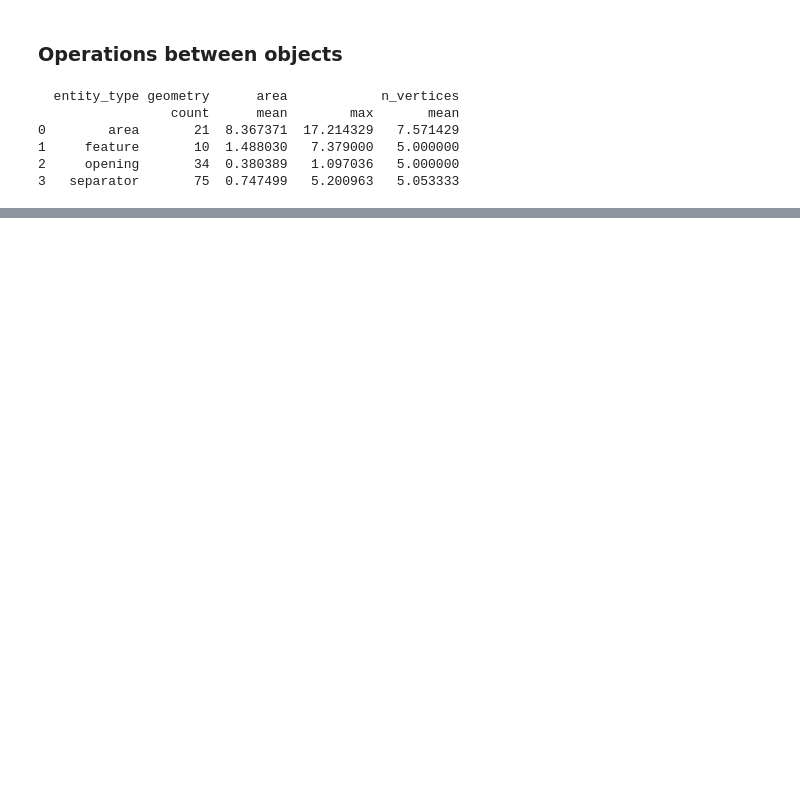
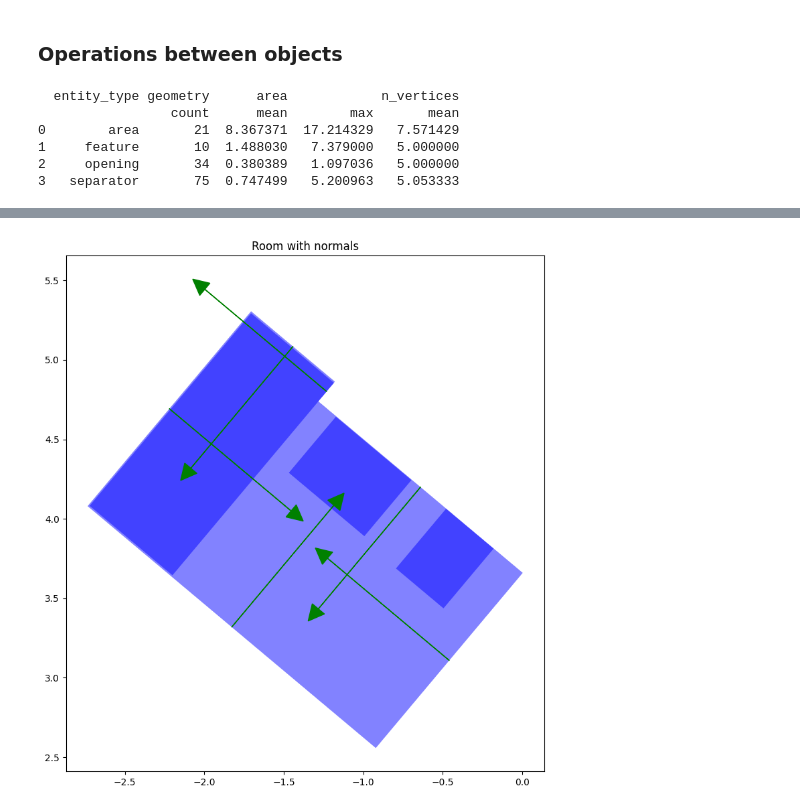
Before and after one commit to snt-arg/msd, a Jupyter notebook: NB - Data Curation 0 - Dataset Exploration.ipynb, the cells around one changed output, grey strips where cells are left out. Saved outputs shown, nothing was run; the diff lists cells and outputs as text; code cells hidden in the pictures; blank space fills up the shorter version.

```diff
--- a/NB - Data Curation 0 - Dataset Exploration.ipynb
+++ b/NB - Data Curation 0 - Dataset Exploration.ipynb
@@ -403,0 +460,73 @@ print(grouped[['entity_type', 'geometry', 'area', 'n_vertices']])
+# %%
+from shapely.geometry import Point
+import numpy as np
+
+# For each segment of the room geometry, find the midpoint and inward-pointing normal
+def get_segment_normals_toward_inside(geom, epsilon=1e-3):
+    """
+    Computes the midpoints and inward-facing normal vectors of each segment of the polygon.
+    """
+
+    polygon = geom.geometry
+
+    coords = list(polygon.exterior.coords)
+    results = []
+
+    # get elevation and height of the room
+    elevation = geom['elevation']
+    height = geom['height']
+    z = (elevation + height) / 2
+
+    for i in range(len(coords) - 1):  # -1 because the last point repeats the first
+        p1 = np.array(coords[i])
+        p2 = np.array(coords[i + 1])
+
+        # Midpoint of the segment
+        midpoint = (p1 + p2) / 2
+
+        # Edge vector
+        edge_vec = p2 - p1
+
+        # Perpendicular normal (rotated 90°)
+        normal = np.array([-edge_vec[1], edge_vec[0]])
+
+        # Normalize the normal vector
+        normal /= np.linalg.norm(normal)
+
+        # Test point slightly offset in the direction of the normal
+        p_test = midpoint + epsilon * normal
+
+        # If the point is NOT inside the polygon, invert the normal direction
+        if not polygon.contains(Point(p_test)):
+            normal = -normal
+
+        #convert to 3D
+        midpoint = np.append(midpoint, z)
+        normal = np.append(normal, 0)
+
+        results.append({
+            'center': midpoint,
+            'normal': normal
+        })
+
+    return results
+
+# Compute the midpoints and normals of the polygon
+room_normals = get_segment_normals_toward_inside(room.iloc[0])
+
+# Draw the polygon and the normals
+fig, ax = plt.subplots(1, 1, figsize=(10, 10))
+
+room.plot(ax=ax, color='blue', alpha=0.2)
+for sn in room_normals:
+    ax.arrow(sn['center'][0], sn['center'][1],
+             sn['normal'][0], sn['normal'][1],
+             head_width=0.1, head_length=0.1,
+             fc='green', ec='green')
+
+plt.title("Room with normals")
+plt.show()
+
+room_normals
+# %% [output]
+[figure, added]
```
Also changed, not shown: parts of 15 cells of this notebook.
